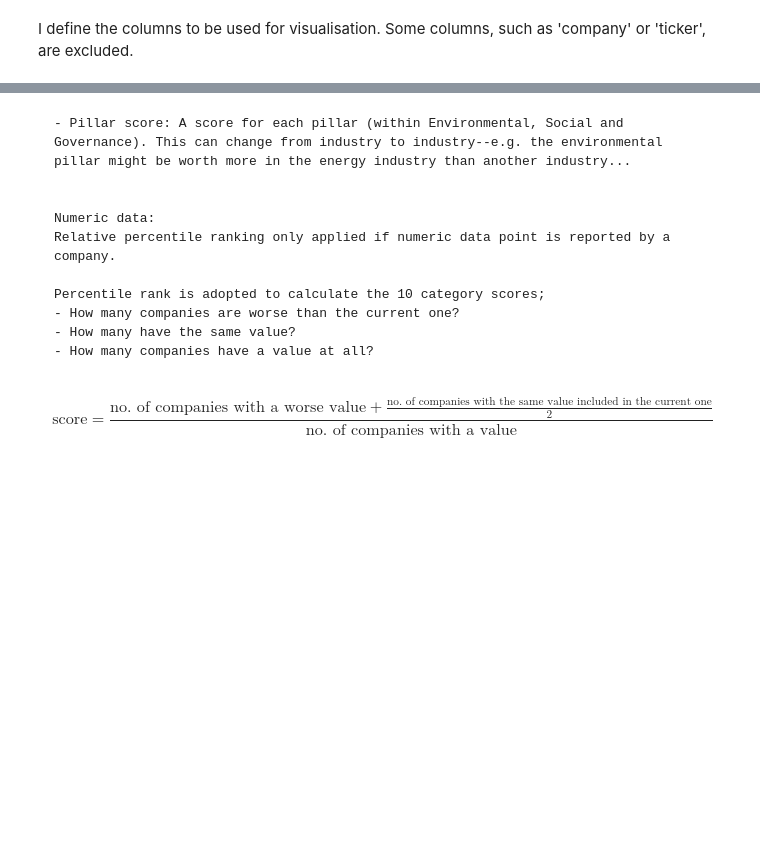
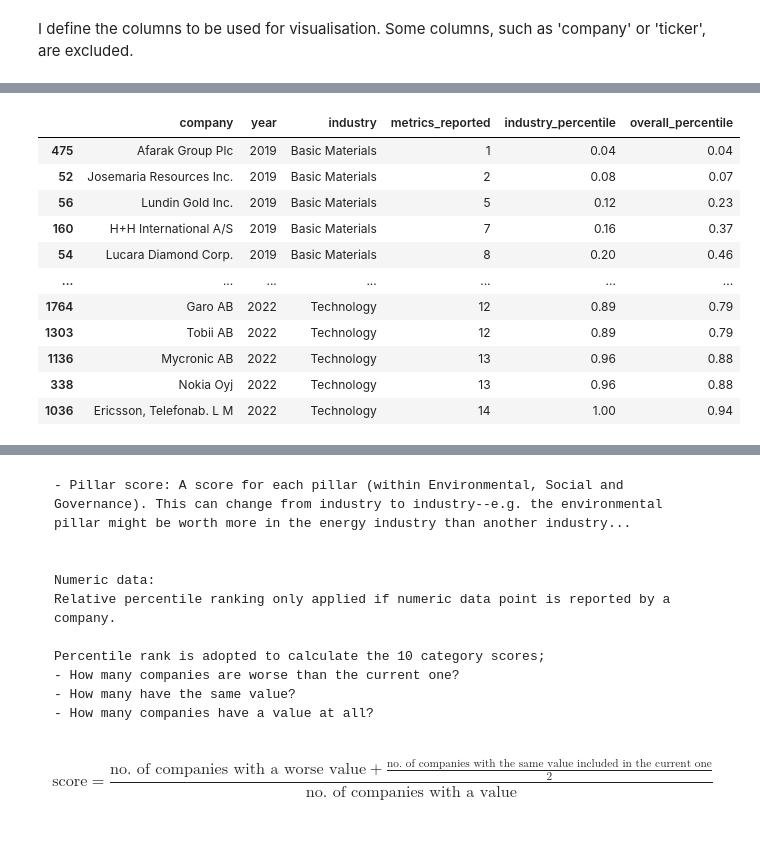
Before and after one commit to jamesdavies010/ESG-projects, a Jupyter notebook: notebooks/Nordic_Compass_02_Reporting.ipynb, the cells around one changed output, grey strips where cells are left out. Cells and saved outputs as stored; diff of their text form; code cells hidden in the pictures; blank space fills up the shorter version.

```diff
--- a/notebooks/Nordic_Compass_02_Reporting.ipynb
+++ b/notebooks/Nordic_Compass_02_Reporting.ipynb
@@ -346,3 +134,0 @@ I first calculate the number of metrics each company has reported in a given yea
-# %%
-metrics = list(set(boolean_columns) - {"csrd_2025", "csrd_2027"})
-reporting_df["metrics_reported"] = reporting_df[metrics].sum(axis=1)
@@ -446,0 +150,9 @@ reporting_df["metrics_change_from_prev_year"] = reporting_df[
+# %%
+# all Boolean columns are included, except those related to CSRD--these show only whether a company must report CSRD data in 2025 or 2027
+metrics = list(set(boolean_columns) - {"csrd_2025", "csrd_2027"})
+
+metrics_reported_df = reporting_df.copy()
+metrics_reported_df["metrics_reported"] = metrics_reported_df[metrics].sum(axis=1)
+metrics_reported_df["metric_coverage"] = metrics_reported_df["metrics_reported"] / len(
+    metrics
+)
@@ -446,0 +163,6 @@ reporting_df["metrics_change_from_prev_year"] = reporting_df[
+# %%
+# Ensure DataFrame is sorted by company and year
+metrics_reported_df = metrics_reported_df.sort_values(by=["company", "year"])
+metrics_reported_df["metrics_change_from_prev_year"] = metrics_reported_df[
+    "metrics_reported"
+] - metrics_reported_df.groupby(["company"])["metrics_reported"].shift(1)
@@ -446,0 +189,65 @@ reporting_df["metrics_change_from_prev_year"] = reporting_df[
+# %%
+# Ensure DataFrame is sorted
+
+
+metrics_reported_df = metrics_reported_df.sort_values(
+    by=["year", "industry", "metrics_reported"]
+)
+
+
+# Compute industry percentile (within each year & industry)
+
+
+metrics_reported_df["industry_percentile"] = metrics_reported_df.groupby(
+    ["year", "industry"]
+)["metrics_reported"].rank(pct=True)
+
+
+# Compute overall percentile (within each year)
+
+
+metrics_reported_df["overall_percentile"] = metrics_reported_df.groupby("year")[
+    "metrics_reported"
+].rank(pct=True)
+
+
+# Assign ratings based on the defined scale
+
+
+# metrics_reported_df["industry_rating"] = metrics_reported_df[
+#     "industry_percentile"
+# ].apply(assign_rating)
+
+# metrics_reported_df["overall_rating"] = metrics_reported_df["overall_percentile"].apply(
+#     assign_rating
+# )
+
+
+# Display relevant columns
+
+
+metrics_reported_df[
+    [
+        "company",
+        "year",
+        "industry",
+        "metrics_reported",
+        "industry_percentile",
+        # "industry_rating",
+        "overall_percentile",
+        # "overall_rating",
+    ]
+]
+# %% [output]
+|  | company | year | industry | metrics_reported | industry_percentile | overall_percentile |
+| 475 | Afarak Group Plc | 2019 | Basic Materials | 1 | 0.04 | 0.04 |
+| 52 | Josemaria Resources Inc. | 2019 | Basic Materials | 2 | 0.08 | 0.07 |
+| 56 | Lundin Gold Inc. | 2019 | Basic Materials | 5 | 0.12 | 0.23 |
+| 160 | H+H International A/S | 2019 | Basic Materials | 7 | 0.16 | 0.37 |
+| 54 | Lucara Diamond Corp. | 2019 | Basic Materials | 8 | 0.20 | 0.46 |
+| ... | ... | ... | ... | ... | ... | ... |
+| 1764 | Garo AB | 2022 | Technology | 12 | 0.89 | 0.79 |
+| 1303 | Tobii AB | 2022 | Technology | 12 | 0.89 | 0.79 |
+| 1136 | Mycronic AB | 2022 | Technology | 13 | 0.96 | 0.88 |
+| 338 | Nokia Oyj | 2022 | Technology | 13 | 0.96 | 0.88 |
+| 1036 | Ericsson, Telefonab. L M | 2022 | Technology | 14 | 1.00 | 0.94 |
```
Also changed, not shown: parts of 96 cells of this notebook.
